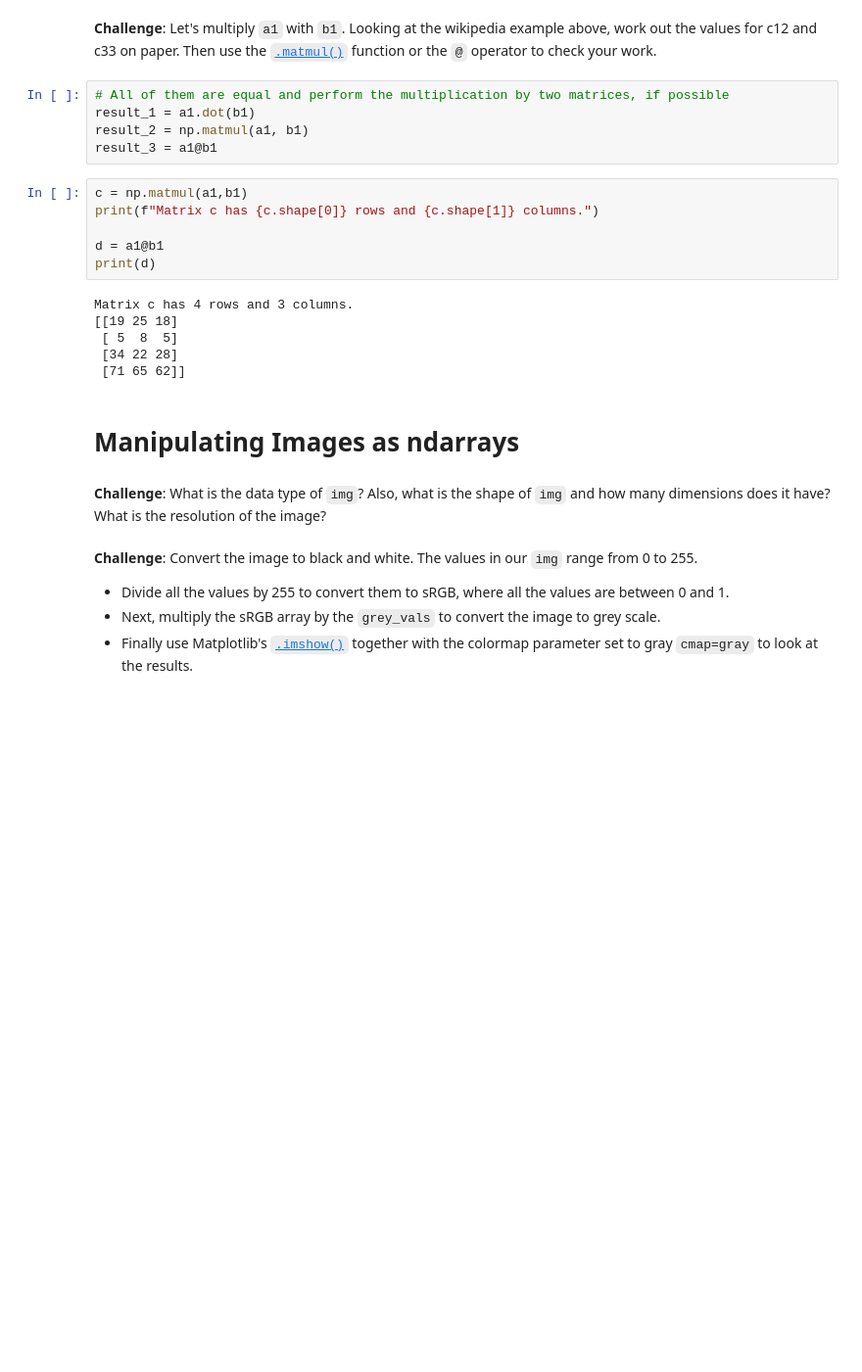
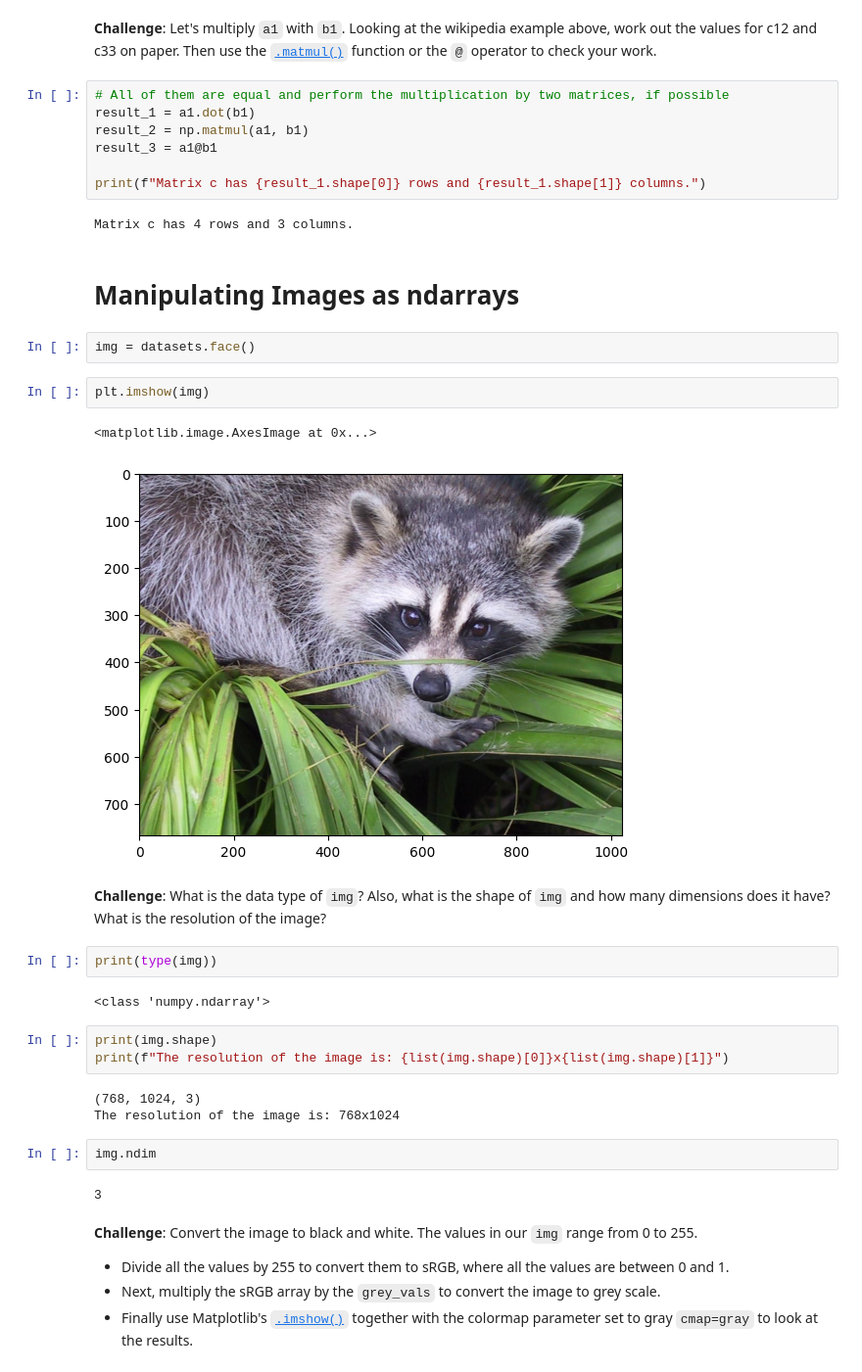
Before and after one commit to myDelevop/band-name-generator, a Jupyter notebook: udemy/day_77/Computation_with_NumPy_and_N_Dimensional_Arrays_(start).ipynb, the cells around one changed output. Shown at 98% size. Saved outputs shown, nothing was run; the diff lists cells and outputs as text; blank space fills up the shorter version.

Commit message:
Matrix and images manipulation

```diff
--- a/udemy/day_77/Computation_with_NumPy_and_N_Dimensional_Arrays_(start).ipynb
+++ b/udemy/day_77/Computation_with_NumPy_and_N_Dimensional_Arrays_(start).ipynb
@@ -289,22 +291,35 @@ Dimensions of result: (4x2)*(2x3)=(4x3)
 result_1 = a1.dot(b1)
 result_2 = np.matmul(a1, b1)
 result_3 = a1@b1
+
+print(f"Matrix c has {result_1.shape[0]} rows and {result_1.shape[1]} columns.")
+# %% [output]
+Matrix c has 4 rows and 3 columns.
-# %%
-c = np.matmul(a1,b1)
-print(f"Matrix c has {c.shape[0]} rows and {c.shape[1]} columns.")
-
-d = a1@b1
-print(d)
-# %% [output]
-Matrix c has 4 rows and 3 columns.
-[[19 25 18]
- [ 5  8  5]
- [34 22 28]
- [71 65 62]]
 # %% [markdown]
 # Manipulating Images as ndarrays
+# %%
+img = datasets.face()
+# %%
+plt.imshow(img)
+# %% [output]
+<matplotlib.image.AxesImage at 0x...>
+[figure, added]
 # %% [markdown]
 **Challenge**: What is the data type of `img`? Also, what is the shape of `img` and how many dimensions does it have? What is the resolution of the image?
+# %%
+print(type(img))
+# %% [output]
+<class 'numpy.ndarray'>
+# %%
+print(img.shape)
+print(f"The resolution of the image is: {list(img.shape)[0]}x{list(img.shape)[1]}")
+# %% [output]
+(768, 1024, 3)
+The resolution of the image is: 768x1024
+# %%
+img.ndim
+# %% [output]
+3
 # %% [markdown]
 **Challenge**: Convert the image to black and white. The values in our `img` range from 0 to 255.
 * Divide all the values by 255 to convert them to sRGB, where all the values are between 0 and 1.
```
Also changed, not shown: parts of 8 cells of this notebook.
